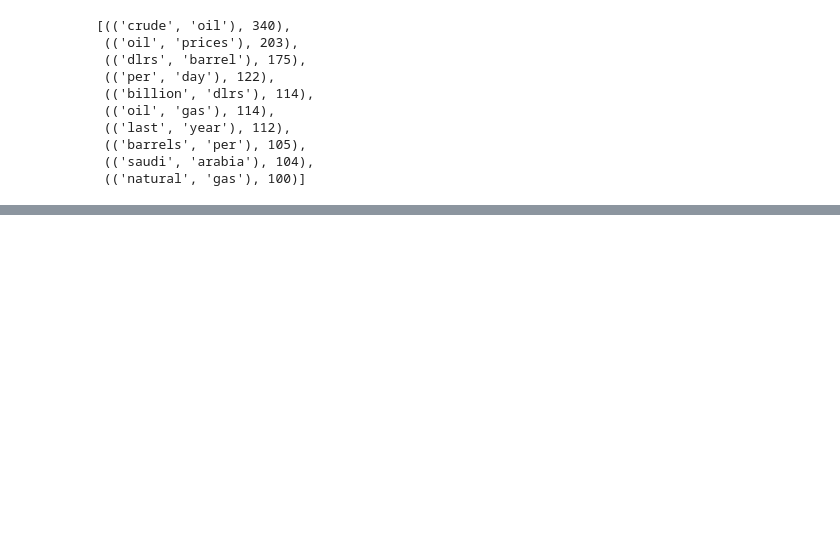
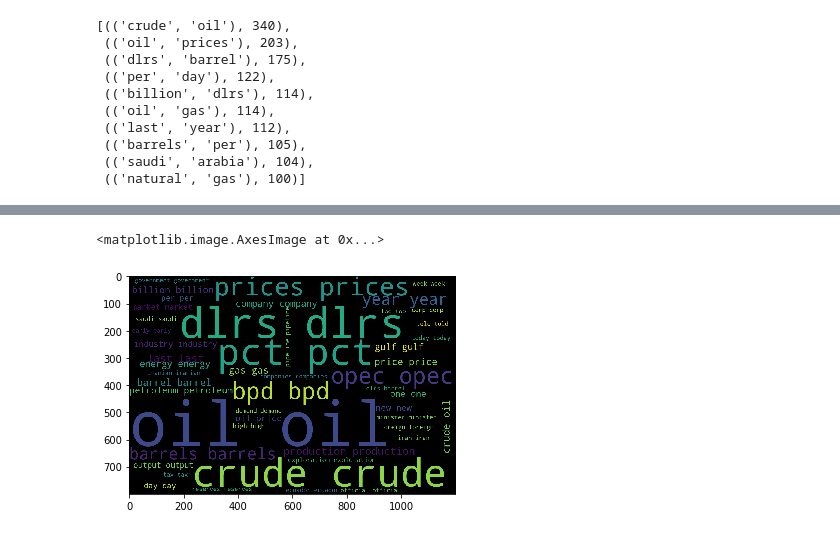
Before and after one commit to pdevalaraju/Machine_Learning_programs, a Jupyter notebook: NLP/nlp_wordcloud.ipynb, the cells around one changed output, grey strips where cells are left out. Cells and saved outputs as stored; diff of their text form; code cells hidden in the pictures; blank space fills up the shorter version.

Commit message:
added bigram cloud

```diff
--- a/NLP/nlp_wordcloud.ipynb
+++ b/NLP/nlp_wordcloud.ipynb
@@ -128,0 +110,11 @@ plt.imshow(wc)
+# %%
+bigrams_list = ngrams(tokenized_article, n=2)
+bigram_counts = Counter(bigrams_lst)
+# %%
+output = [' '.join(i) for i in bigrams_list]
+bg_output = ' '.join(output)
+wc = WordCloud(width=1200, height=800, max_words=50).generate(bg_output)
+plt.imshow(wc)
+# %% [output]
+<matplotlib.image.AxesImage at 0x...>
+[figure, added]
```
Also changed, not shown: parts of 11 cells of this notebook.
